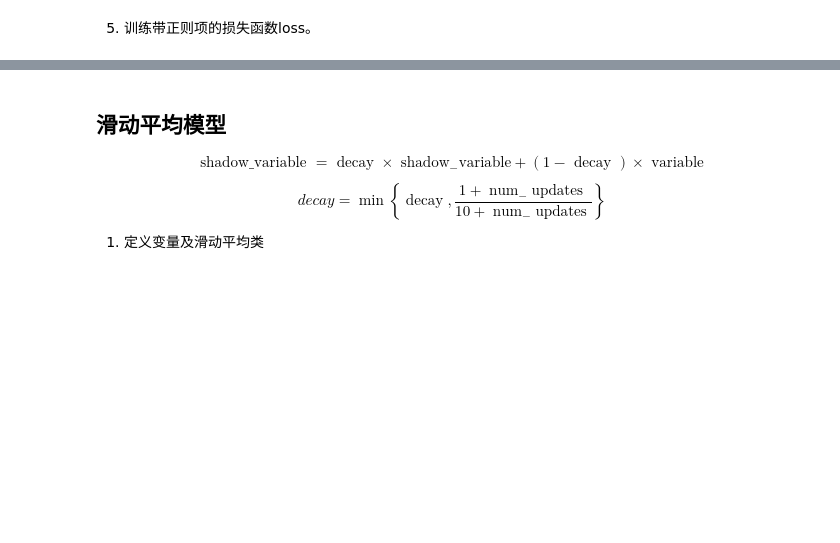
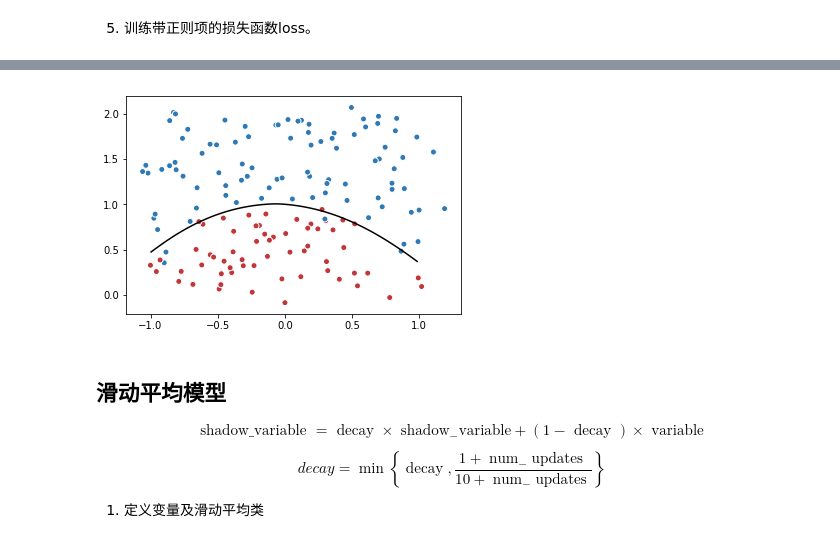
Before and after one commit to luixiao1223/BookShare, a Jupyter notebook: tensorflow_google/ch04/ch04.ipynb, the cells around one changed output, grey strips where cells are left out. Drawn from its saved outputs; the diff is of its cells as text; code cells hidden in the pictures; blank space fills up the shorter version.

```diff
--- a/tensorflow_google/ch04/ch04.ipynb
+++ b/tensorflow_google/ch04/ch04.ipynb
@@ -607,7 +662,7 @@ with tf.Session() as sess:
     probs = sess.run(y, feed_dict={x:grid})
     probs = probs.reshape(xx.shape)
 
-plt.scatter(data[:,0], data[:,1], c=label,
-            cmap="RdBu", vmin=-.2, vmax=1.2, edgecolor="white")
+plt.scatter(data[:,0], data[:,1], c=label_d, cmap="RdBu", vmin=-.2, vmax=1.2, edgecolor="white")
 plt.contour(xx, yy, probs, levels=[.5], cmap="Greys", vmin=0, vmax=.1)
 plt.show()
+# %% [output]
@@ -614,3 +689,4 @@ plt.show()
+[figure, added]
 # %% [markdown]
 ## 滑动平均模型
 
```
Also changed, not shown: parts of 5 cells of this notebook.
